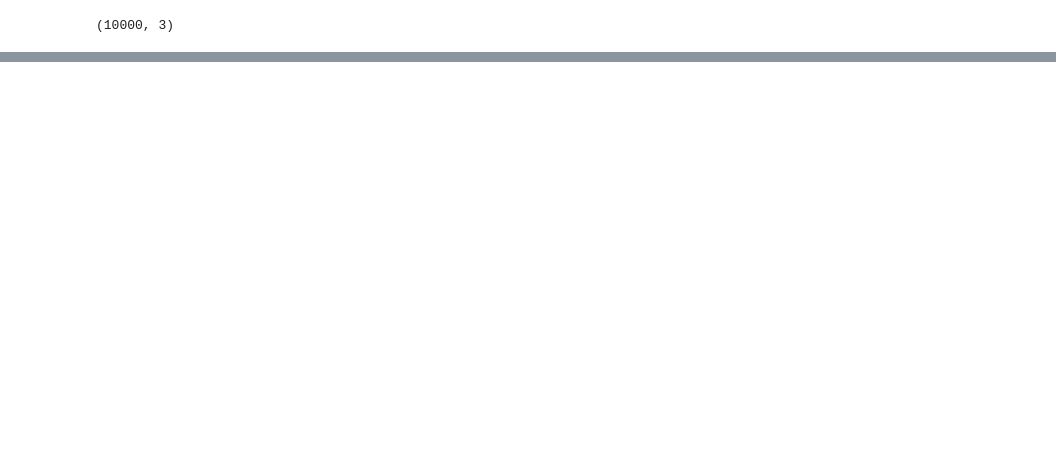
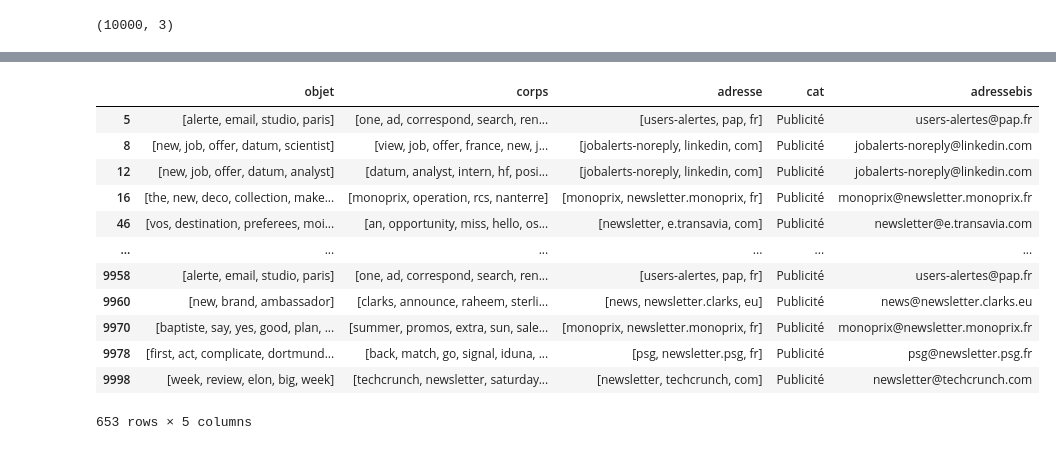
Before and after one commit to GuichardB/Email_Classification, a Jupyter notebook: labellisation.ipynb, the cells around one changed output, grey strips where cells are left out. Drawn from its saved outputs; the diff is of its cells as text; code cells hidden in the pictures; blank space fills up the shorter version.

```diff
--- a/labellisation.ipynb
+++ b/labellisation.ipynb
@@ -264,0 +255,6 @@ data[mask_newsletter]
+# %%
+alerts = []
+for i in data['adressebis'].unique():
+    if 'alert' in i:
+        alerts.append(i)
+alerts
@@ -264,0 +269,6 @@ data[mask_newsletter]
+# %%
+newsletters = []
+for i in data['adressebis'].unique():
+    if 'newsletter' in i:
+        newsletters.append(i)
+newsletters
@@ -264,0 +293,18 @@ data[mask_newsletter]
+# %%
+pub = alerts + newsletters
+data = cat_with_list(data, pub, 'Publicité')
+print_cat(data, 'Publicité')
+# %% [output]
+|  | objet | corps | adresse | cat | adressebis |
+| 5 | [alerte, email, studio, paris] | [one, ad, correspond, search, ren... | [users-alertes, pap, fr] | Publicité | users-alertes@pap.fr |
+| 8 | [new, job, offer, datum, scientist] | [view, job, offer, france, new, j... | [jobalerts-noreply, linkedin, com] | Publicité | jobalerts-noreply@linkedin.com |
+| 12 | [new, job, offer, datum, analyst] | [datum, analyst, intern, hf, posi... | [jobalerts-noreply, linkedin, com] | Publicité | jobalerts-noreply@linkedin.com |
+| 16 | [the, new, deco, collection, make... | [monoprix, operation, rcs, nanterre] | [monoprix, newsletter.monoprix, fr] | Publicité | monoprix@newsletter.monoprix.fr |
+| 46 | [vos, destination, preferees, moi... | [an, opportunity, miss, hello, os... | [newsletter, e.transavia, com] | Publicité | newsletter@e.transavia.com |
+| ... | ... | ... | ... | ... | ... |
+| 9958 | [alerte, email, studio, paris] | [one, ad, correspond, search, ren... | [users-alertes, pap, fr] | Publicité | users-alertes@pap.fr |
+| 9960 | [new, brand, ambassador] | [clarks, announce, raheem, sterli... | [news, newsletter.clarks, eu] | Publicité | news@newsletter.clarks.eu |
+| 9970 | [baptiste, say, yes, good, plan, ... | [summer, promos, extra, sun, sale... | [monoprix, newsletter.monoprix, fr] | Publicité | monoprix@newsletter.monoprix.fr |
+| 9978 | [first, act, complicate, dortmund... | [back, match, go, signal, iduna, ... | [psg, newsletter.psg, fr] | Publicité | psg@newsletter.psg.fr |
+| 9998 | [week, review, elon, big, week] | [techcrunch, newsletter, saturday... | [newsletter, techcrunch, com] | Publicité | newsletter@techcrunch.com |
+653 rows × 5 columns
```
Also changed, not shown: parts of 83 cells of this notebook.
